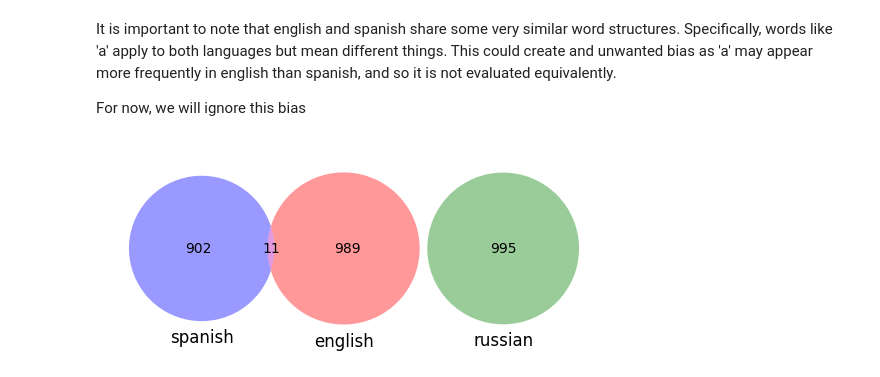
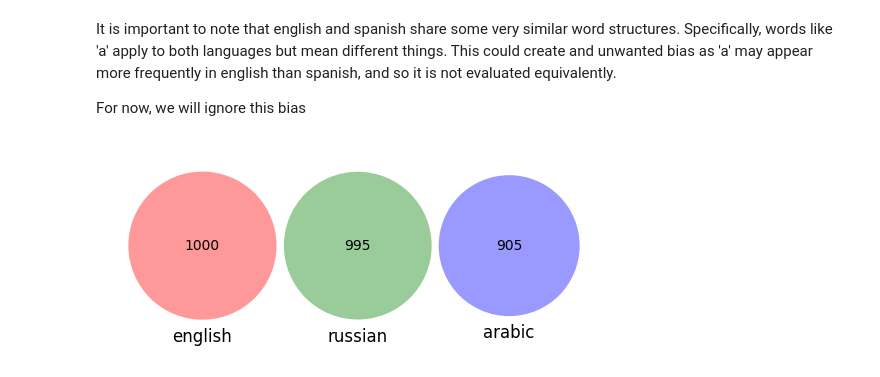
Before and after one commit to kanejames0430/Chimaera, a Jupyter notebook: Processor.ipynb, the cells around one changed output. Saved outputs shown, nothing was run; the diff lists cells and outputs as text; code cells hidden in the pictures.

```diff
--- a/Processor.ipynb
+++ b/Processor.ipynb
@@ -55,21 +58,21 @@ For now, we will ignore this bias
 # %%
 '''
 Quick Diagram to show that spanish and english do indeed overlap, while russian does not overlap
 with the others. This is expected as Russian uses an entirely different alphabet.
 It is also noteworthy that while converting our list of words to sets, we seem to lose some of the words
 from Russian and especially Spanish. The original datasets will need to be updated and expanded when we
 actually go to train a model.
 '''
 
 set1 = set(langDict.get('english'))
 set2 = set(langDict.get('russian'))
-set3 = set(langDict.get('spanish'))
+set3 = set(langDict.get('arabic'))
 
-venn3([set1, set2, set3], ('english', 'russian', 'spanish'))
+venn3([set1, set2, set3], ('english', 'russian', 'arabic'))
 
 plt.show()
 # %% [output]
-[figure, old version]
+[figure, new version]
 # %%
 # Create a new dictionary
 langScores = {}
```
Also changed, not shown: parts of 6 cells of this notebook, 54 other files.
